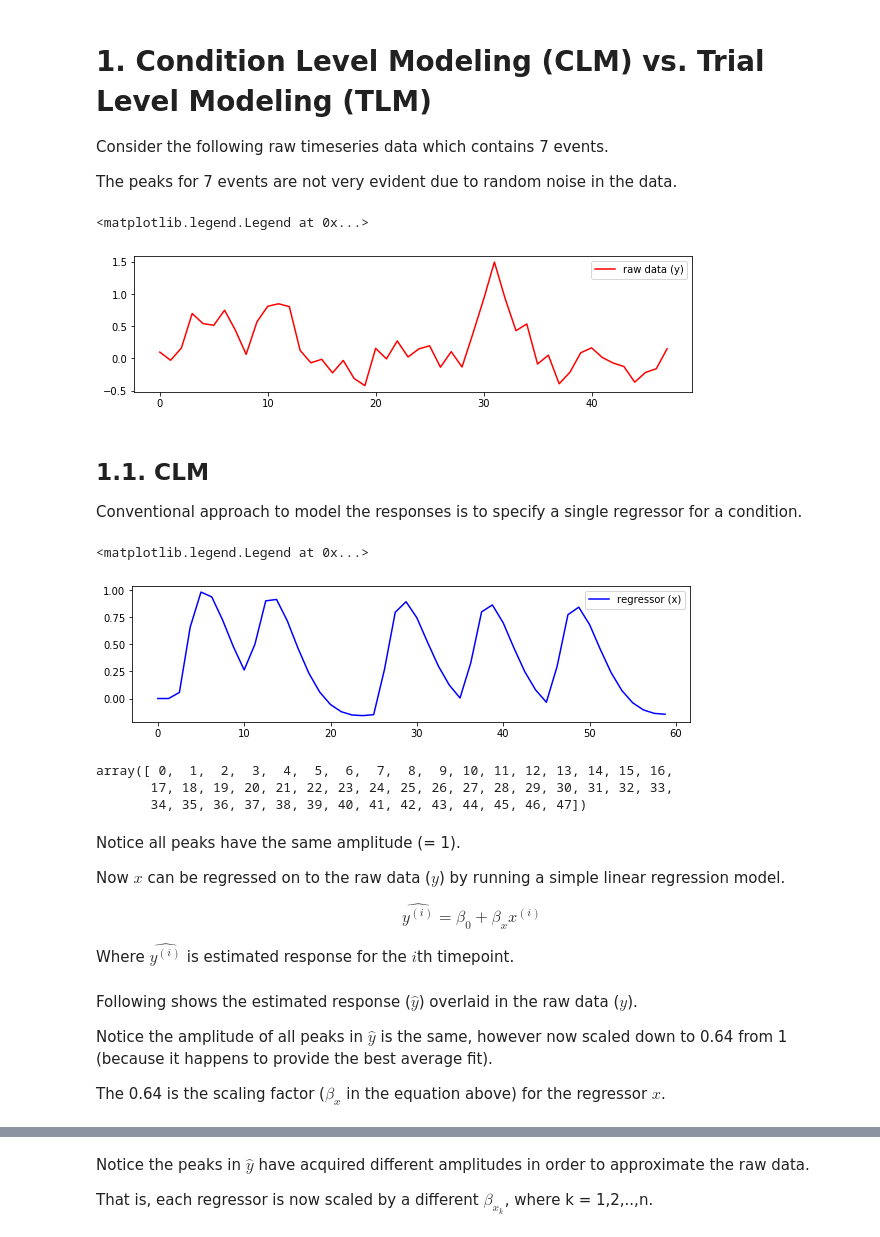
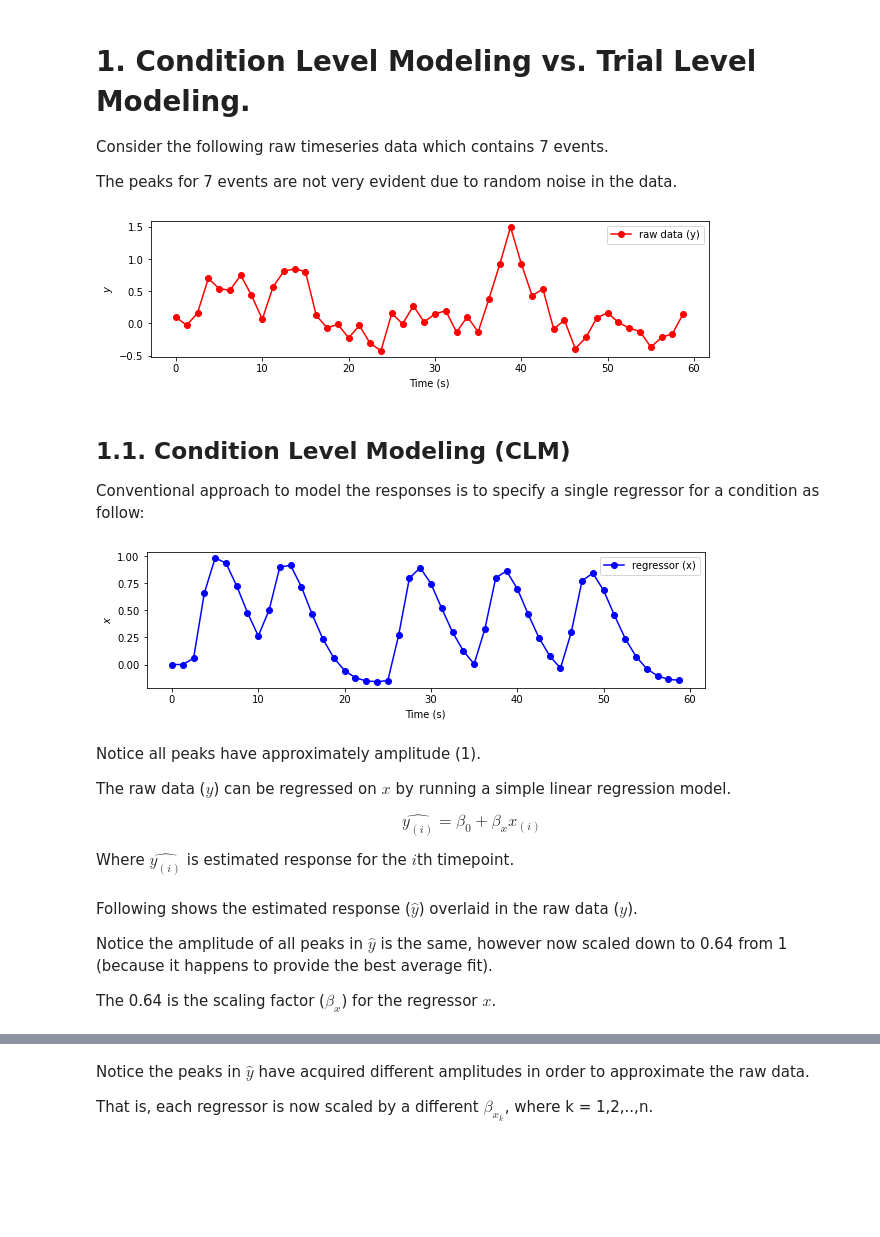
Before and after one commit to chirag90in/eCON_old, a Jupyter notebook: GLM.ipynb, the cells around one changed output, grey strips where cells are left out. Drawn from its saved outputs; the diff is of its cells as text; code cells hidden in the pictures; blank space fills up the shorter version.

```diff
--- a/GLM.ipynb
+++ b/GLM.ipynb
@@ -71,48 +72,45 @@ mkdir: cannot create directory ‘./modeling’: File exists
 # %%
 clm_reg = np.loadtxt('./modeling/clm_regressor.1D')
 tlm_reg = np.loadtxt('./modeling/tlm_regressor.1D')
+time=np.arange(len(clm_reg))*1.25
 # %%
 np.random.seed(42)
 noise = np.random.normal(0,0.2,clm_reg.size)
 raw = np.loadtxt('./modeling/data.1D') + noise
 # %% [markdown]
-# 1. Condition Level Modeling (CLM) vs. Trial Level Modeling (TLM)
+# 1. Condition Level Modeling vs. Trial Level Modeling.
 
 Consider the following raw timeseries data which contains 7 events.
 
 The peaks for 7 events are not very evident due to random noise in the data.
 # %%
 plt.figure(figsize=(10,2.5))
-plt.plot(raw,color='red',label='raw data (y)')
-plt.legend()
+plt.plot(time,raw,color='red',label='raw data (y)',marker='o')
+plt.xlabel('Time (s)')
+plt.ylabel(r'$y$')
+_=plt.legend()
 # %% [output]
-<matplotlib.legend.Legend at 0x...>
-[figure, old version]
+[figure, new version]
 # %% [markdown]
-## 1.1. CLM
+## 1.1. Condition Level Modeling (CLM)
 
-Conventional approach to model the responses is to specify a single regressor for a condition.
+Conventional approach to model the responses is to specify a single regressor for a condition as follow:
 # %%
 plt.figure(figsize=(10,2.5))
-plt.plot(time,clm_reg,color='blue',label='regressor (x)')
-plt.legend()
+plt.plot(time,clm_reg,color='blue',label='regressor (x)',marker='o')
+plt.xlabel('Time (s)')
+plt.ylabel(r'$x$')
+_=plt.legend()
 # %% [output]
-<matplotlib.legend.Legend at 0x...>
-[figure, old version]
+[figure, new version]
-# %%
-time
-# %% [output]
-array([ 0,  1,  2,  3,  4,  5,  6,  7,  8,  9, 10, 11, 12, 13, 14, 15, 16,
-       17, 18, 19, 20, 21, 22, 23, 24, 25, 26, 27, 28, 29, 30, 31, 32, 33,
-       34, 35, 36, 37, 38, 39, 40, 41, 42, 43, 44, 45, 46, 47])
 # %% [markdown]
-Notice all peaks have the same amplitude (= 1).
+Notice all peaks have approximately amplitude (1).
 
-Now $x$ can be regressed on to the raw data ($y$) by running a simple linear regression model.
+The raw data ($y$) can be regressed on $x$ by running a simple linear regression model.
 
-$$\hat{y^{(i)}} = \beta_{0} + \beta_{x}x^{(i)}$$
+$$\hat{y_{(i)}} = \beta_{0} + \beta_{x}x_{(i)}$$
 
-Where $\hat{y^{(i)}}$ is estimated response for the $i$th timepoint.
+Where $\hat{y_{(i)}}$ is estimated response for the $i$th timepoint.
 # %%
 lm_clm = LinearRegression()
 X_clm = add_constant(clm_reg)
@@ -123,6 +121,6 @@ Following shows the estimated response ($\hat{y}$) overlaid in the raw data ($y$
 
 Notice the amplitude of all peaks in $\hat{y}$ is the same, however now scaled down to 0.64 from 1 (because it happens to provide the best average fit).
 
-The 0.64 is the scaling factor ($\beta_{x}$ in the equation above) for the regressor $x$.
+The 0.64 is the scaling factor ($\beta_{x}$) for the regressor $x$.
 # %%
 plt.figure(figsize=(10,2.5))
```
Also changed, not shown: parts of 19 cells of this notebook.
